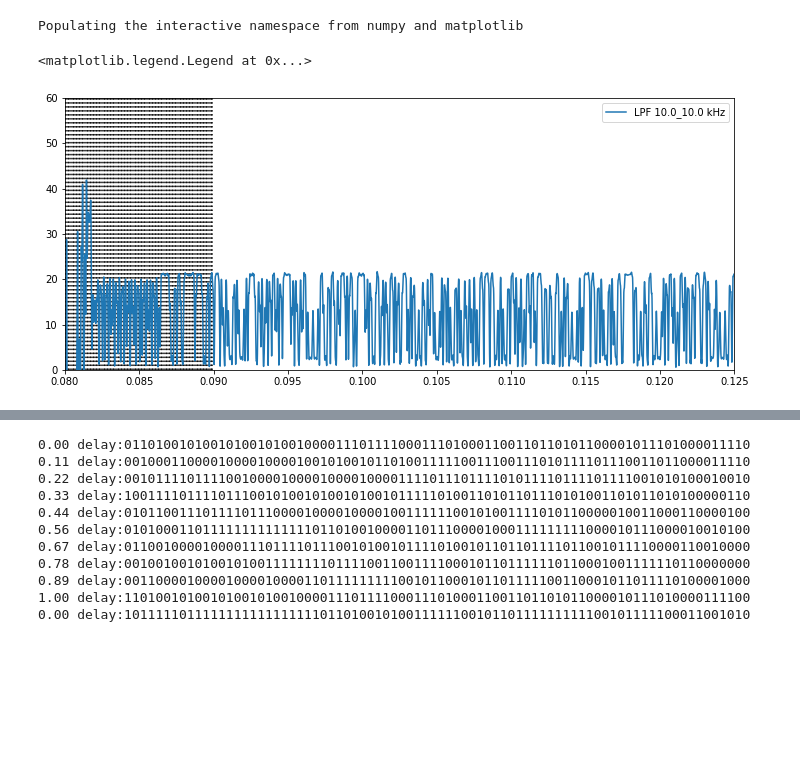
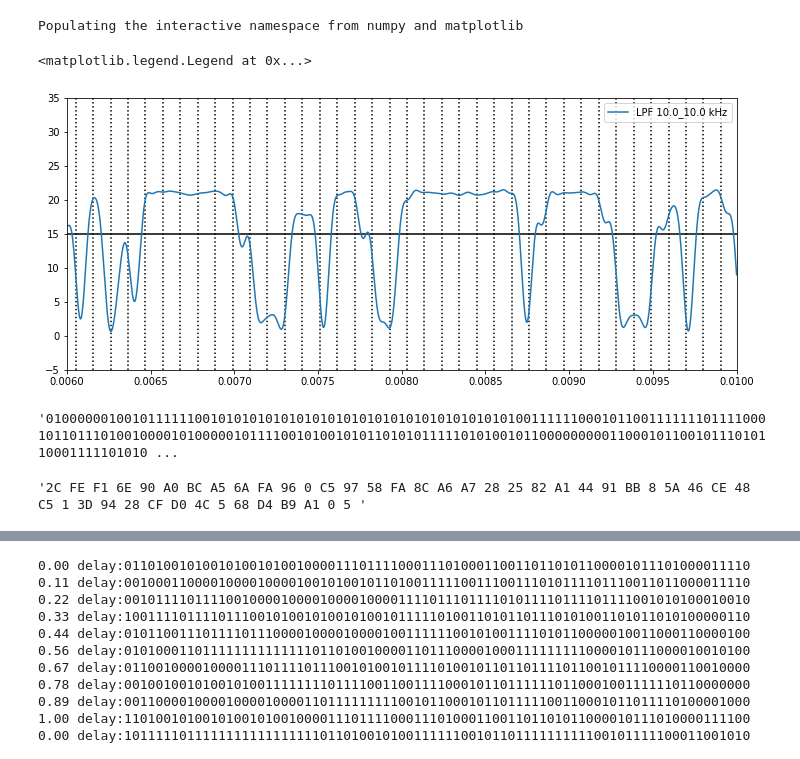
Before and after one commit to HeronMkII/gnuradio, a Jupyter notebook: Decoding GFSK Beacon.ipynb, the cells around one changed output, grey strips where cells are left out. Cells and saved outputs as stored; diff of their text form; code cells hidden in the pictures; blank space fills up the shorter version.

```diff
--- a/Decoding GFSK Beacon.ipynb
+++ b/Decoding GFSK Beacon.ipynb
@@ -18,9 +18,10 @@ qdemod_basepath =  '/home/ali/Documents/UTAT/GNURadio/2018-12-22/es_bcn_quaddemo
 lpf1 = [100.0, 50.0, 30.0, 10.0]
 lpf2 = [10.0, 20.0]
 recordings = {}
+recordings_raw = {}
 for l1 in lpf1:
     for l2 in lpf2:
-        recordings[str(l1)+'_'+str(l2)] = n.fromfile(qdemod_basepath+str(l1)+'lpf2_'+str(l2) , dtype=n.float32)
+        recordings_raw[str(l1)+'_'+str(l2)] = n.fromfile(qdemod_basepath+str(l1)+'lpf2_'+str(l2) , dtype=n.float32)
 # %%
 def find_all(a_str, sub):
     res = []
@@ -33,33 +42,41 @@ def find_all(a_str, sub):
 # %%
 def secs_to_sample(seconds): return n.int(seconds/period)
+# %%
+transmission_start = 0.08
+transmission_end = 0.125
+for k,v in recordings_raw.iteritems():
+    recordings[k] = v[secs_to_sample(transmission_start):secs_to_sample(transmission_end)]
 # %%
 n_samples = recordings[recordings.keys()[0]].shape[0]
 sample_rate = 4.0032e6
 period = 1.0/sample_rate
 
 baudrate = 9600
 baud_period = 1.0/float(baudrate)
 
 fig = plt.figure(figsize=(12,5))
 ts = n.arange(0, period * n_samples, period)
 
-transmission_start = 0.08
-transmission_end = 0.125
+
 
 start = 0
 stop = n_samples
 for l1 in [10.0]:
     for l2 in [10.0]:
         lpf = str(l1) + '_' + str(l2)
 
         plot(ts[start:stop],recordings[lpf][start:stop], label="LPF " + str(lpf) + " kHz")
-time = linspace
-for i in range(int(0.01/baud_period)):
-    plt.vlines(transmission_start + i*baud_period, 0, 100, linestyles='dotted')
 
-plt.xlim(transmission_start, transmission_start+0.02)
-plt.ylim(0,60)
+phase_delay = 0.1
+for i in range(int((n_samples*period)/baud_period)):
+    plt.vlines(i*baud_period+ baud_period*phase_delay, -50, 50, linestyles='dotted')
+
+level=15
+plt.hlines(level, 0, n_samples*period)
+
+plt.xlim(0.006,0.01)
+plt.ylim(level-20, level+20)
 plt.legend(loc='best')
 # %% [output]
 <matplotlib.legend.Legend at 0x...>
-[figure, old version]
+[figure, new version]
@@ -65,0 +89,4 @@ plt.legend(loc='best')
+# %%
+bits
+# %% [output]
+'0100000010010111111001010101010101010101010101010101010101010011111100010110011111110111100010110111010010000101000001011110010100101011010101111101010010110000000001100010110010111010110001111101010 ...
@@ -66 +113,5 @@ plt.legend(loc='best')
+# %%
+hexes
+# %% [output]
+'2C FE F1 6E 90 A0 BC A5 6A FA 96 0 C5 97 58 FA 8C A6 A7 28 25 82 A1 44 91 BB 8 5A 46 CE 48 C5 1 3D 94 28 CF D0 4C 5 68 D4 B9 A1 0 5 '
 # %%
```
Also changed, not shown: parts of 6 cells of this notebook, 1 other file.
